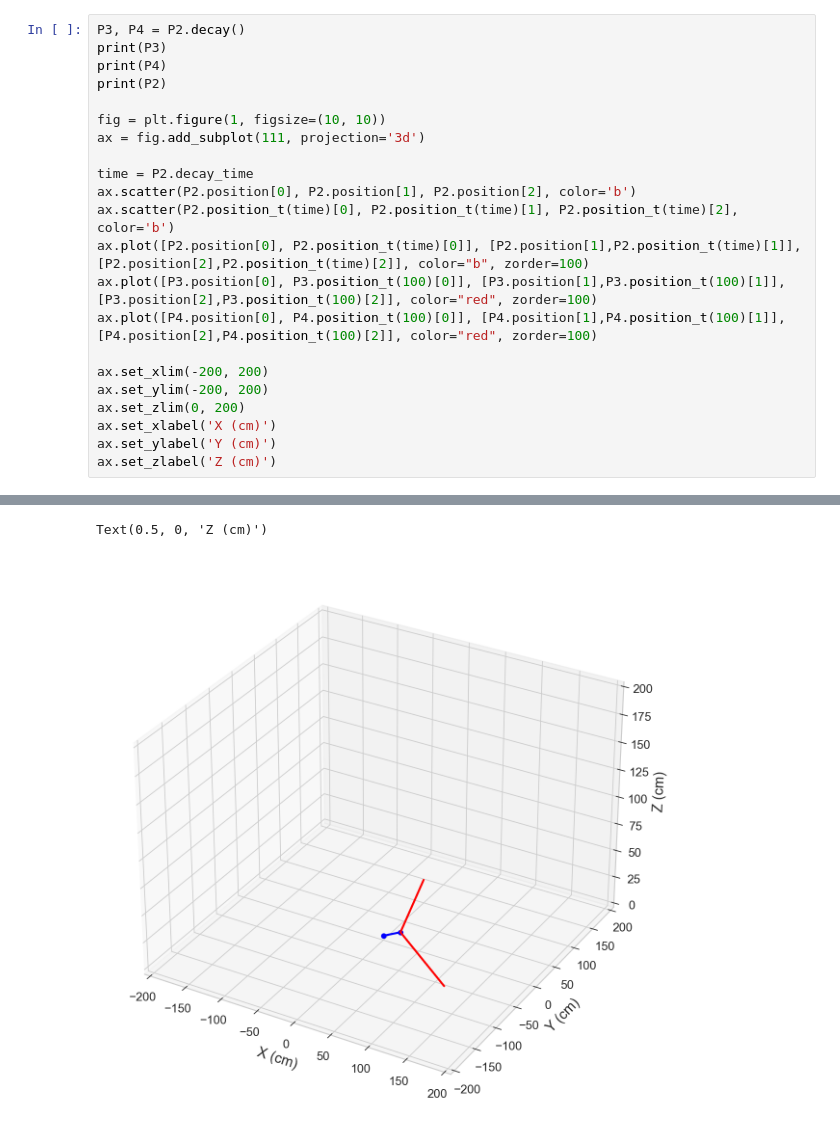
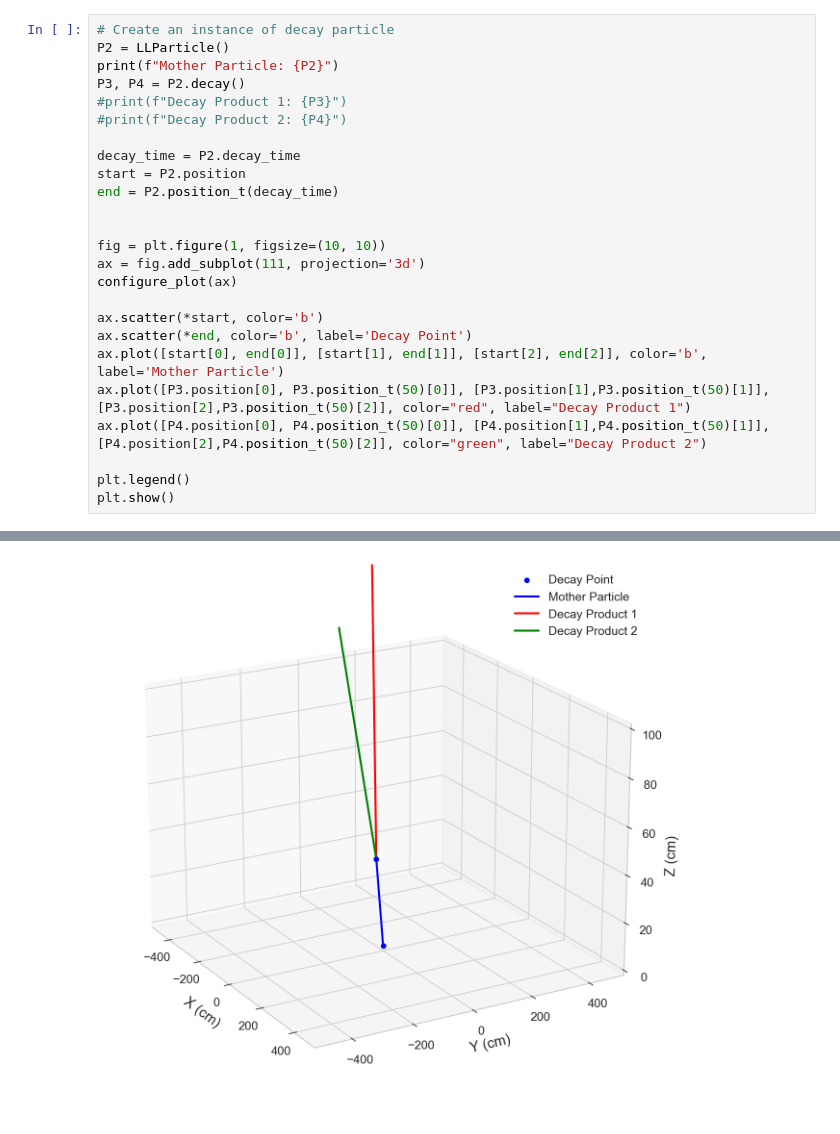
Before and after one commit to Xilicon02/FinalProject, a Jupyter notebook: Usage_Example.ipynb, the cells around one changed output, grey strips where cells are left out. Cells and saved outputs as stored; diff of their text form.

```diff
--- a/Usage_Example.ipynb
+++ b/Usage_Example.ipynb
@@ -126,23 +93,26 @@ plt.show()
 # %%
+# Create an instance of decay particle
+P2 = LLParticle()
+print(f"Mother Particle: {P2}")
 P3, P4 = P2.decay()
-print(P3)
-print(P4)
-print(P2)
+#print(f"Decay Product 1: {P3}")
+#print(f"Decay Product 2: {P4}")
+
+decay_time = P2.decay_time
+start = P2.position
+end = P2.position_t(decay_time)
+
 
 fig = plt.figure(1, figsize=(10, 10))
 ax = fig.add_subplot(111, projection='3d')
+configure_plot(ax)
 
-time = P2.decay_time
-ax.scatter(P2.position[0], P2.position[1], P2.position[2], color='b')
-ax.scatter(P2.position_t(time)[0], P2.position_t(time)[1], P2.position_t(time)[2], color='b')
-ax.plot([P2.position[0], P2.position_t(time)[0]], [P2.position[1],P2.position_t(time)[1]],[P2.position[2],P2.position_t(time)[2]], color="b", zorder=100)
-ax.plot([P3.position[0], P3.position_t(100)[0]], [P3.position[1],P3.position_t(100)[1]],[P3.position[2],P3.position_t(100)[2]], color="red", zorder=100)
-ax.plot([P4.position[0], P4.position_t(100)[0]], [P4.position[1],P4.position_t(100)[1]],[P4.position[2],P4.position_t(100)[2]], color="red", zorder=100)
+ax.scatter(*start, color='b')
+ax.scatter(*end, color='b', label='Decay Point')
+ax.plot([start[0], end[0]], [start[1], end[1]], [start[2], end[2]], color='b', label='Mother Particle')
+ax.plot([P3.position[0], P3.position_t(50)[0]], [P3.position[1],P3.position_t(50)[1]],[P3.position[2],P3.position_t(50)[2]], color="red", label="Decay Product 1")
+ax.plot([P4.position[0], P4.position_t(50)[0]], [P4.position[1],P4.position_t(50)[1]],[P4.position[2],P4.position_t(50)[2]], color="green", label="Decay Product 2")
 
-ax.set_xlim(-200, 200)
-ax.set_ylim(-200, 200)
-ax.set_zlim(0, 200)
-ax.set_xlabel('X (cm)')
-ax.set_ylabel('Y (cm)')
-ax.set_zlabel('Z (cm)')
+plt.legend()
+plt.show()
 # %% [output]
@@ -155,2 +123 @@ Decay Product2 direction=[ 0.52156135 -0.15476751  0.83905946]
-Text(0.5, 0, 'Z (cm)')
-[figure, old version]
+[figure, new version]
```
Also changed, not shown: parts of 13 cells of this notebook, 2 other files.
